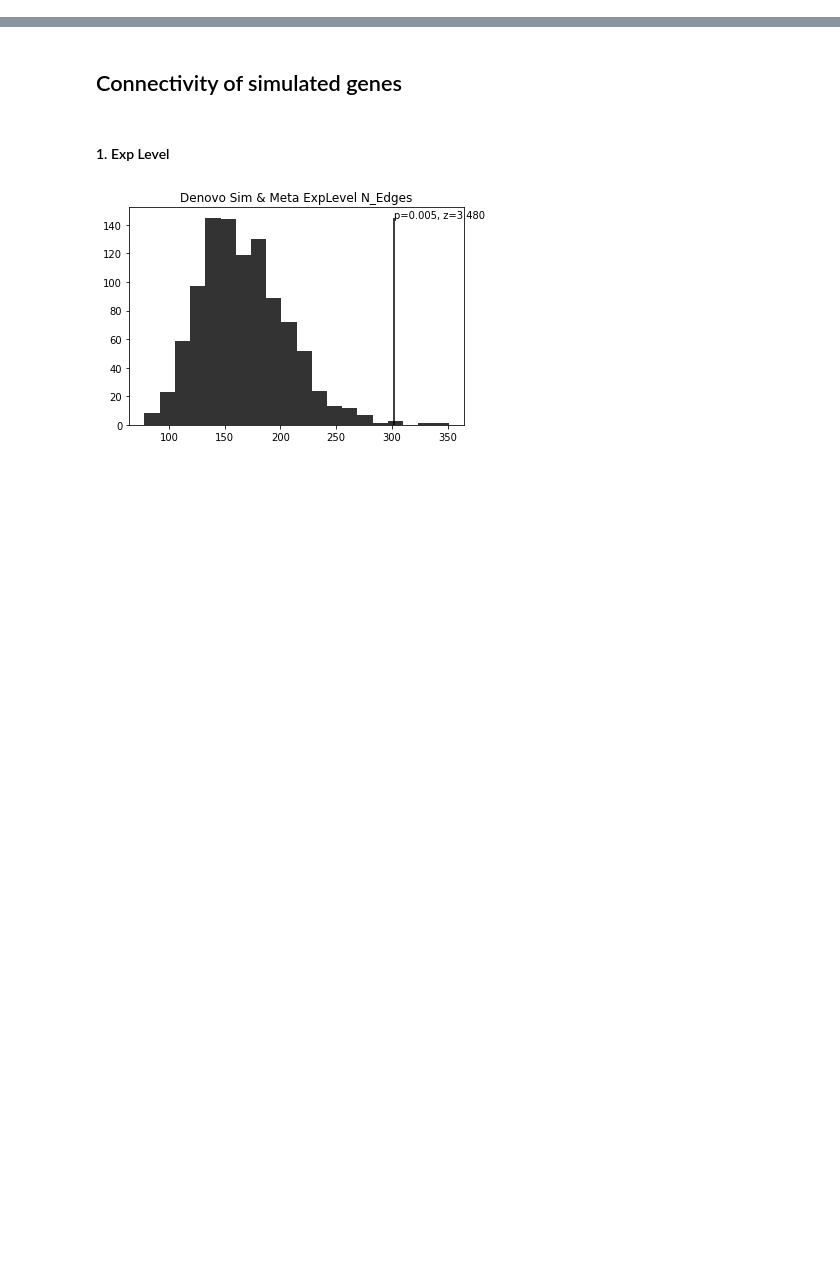
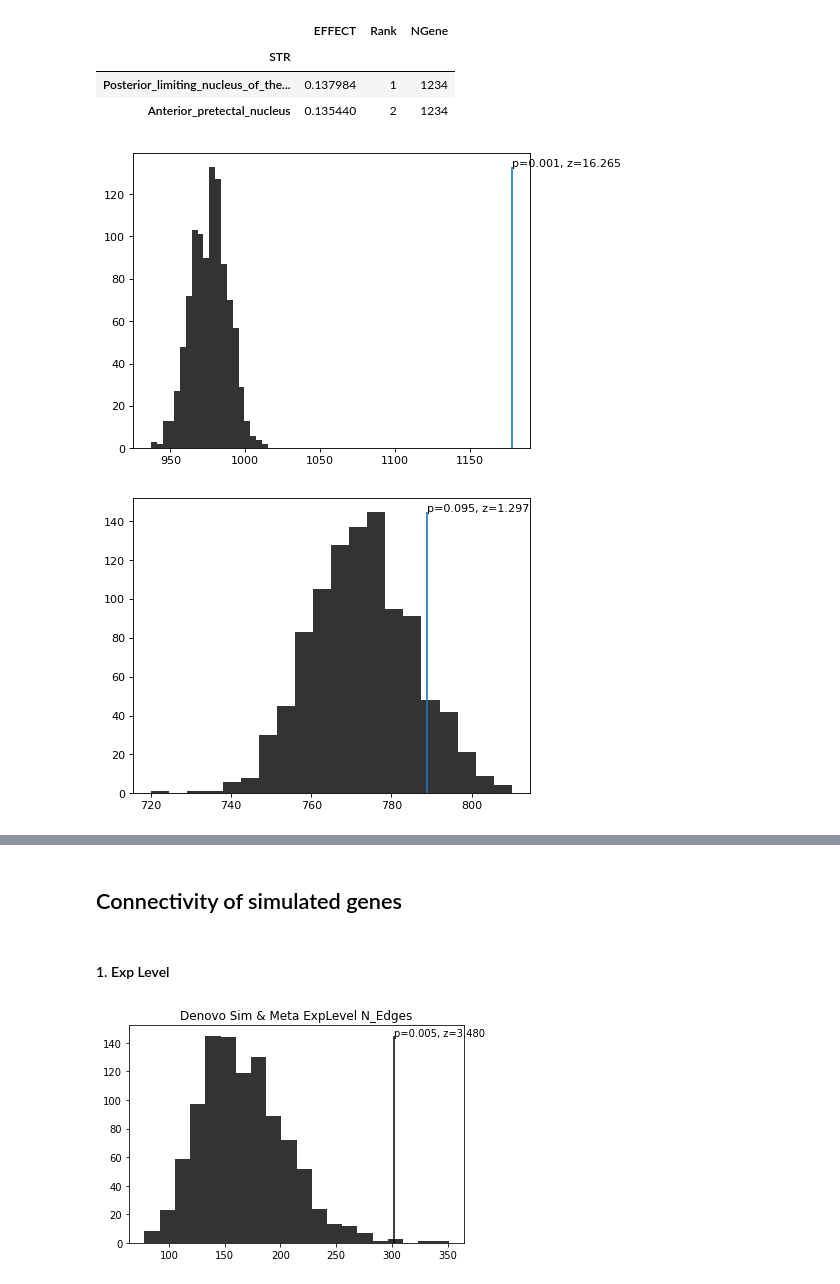
Before and after one commit to explorerwjy/ASD_Circuits, a Jupyter notebook: src/Connectivity_Tests.ipynb, the cells around one changed output, grey strips where cells are left out. Cells and saved outputs as stored; diff of their text form; code cells hidden in the pictures; blank space fills up the shorter version.

```diff
--- a/src/Connectivity_Tests.ipynb
+++ b/src/Connectivity_Tests.ipynb
@@ -4,0 +10,6 @@ from ASD_Circuits import *
+# %%
+adj_mat = pd.read_csv(ConnFil, index_col=0)
+g = LoadConnectome2(adj_mat) # Load Connectiome
+EdgeWeightsDict = EdgeDict(g, keyon="label")
+str2reg = STR2Region()
+str2reg_df = pd.read_csv(MajorBrainDivisions, delimiter="\t")
@@ -4,0 +25,12 @@ from ASD_Circuits import *
+# %%
+#Sib_Bias_avgz = pd.read_csv("dat/bias2/ASD.Siblings.spec.bias.csv", index_col="STR")
+Sib_Bias_avgz = pd.read_csv("dat/Jon_data/sibling-exp_rank.csv")
+Sib_Bias_avgz.columns = ["STR", "EFFECT", "Rank", "NGene"]
+Sib_Bias_avgz = Sib_Bias_avgz.set_index("STR")
+# %%
+Sib_Bias_avgz.head(2)
+# %% [output]
+|  | EFFECT | Rank | NGene |
+| STR |  |  |  |
+| Posterior_limiting_nucleus_of_the... | 0.137984 | 1 | 1234 |
+| Anterior_pretectal_nucleus | 0.135440 | 2 | 1234 |
@@ -4,0 +42,20 @@ from ASD_Circuits import *
+# %%
+ASD_Conn_perm, ASD_Cohe_perm = [], []
+Sib_Conn_perm, Sib_Cohe_perm = [], []
+for i in range(1000):
+    adj_mat_ = pd.read_csv("dat/permut_connectome/{}.csv".format(i), index_col=0)
+    g_ = LoadConnectome2(adj_mat_)
+    x,y = ScoreSTRSet(g_, SparkMetaBias.head(100).index.values, EdgeWeightsDict)
+    ASD_Conn_perm.append(y)
+    ASD_Cohe_perm.append(x)
+    x,y = ScoreSTRSet(g_, Sib_Bias_avgz.head(100).index.values, EdgeWeightsDict)
+    Sib_Conn_perm.append(y)
+    Sib_Cohe_perm.append(x)
+ASD_Cohe, ASD_Conn = ScoreSTRSet(g, SparkMetaBias.head(100).index.values, EdgeWeightsDict)
+Sib_Cohe, Sib_Conn = ScoreSTRSet(g, Sib_Bias_avgz.head(100).index.values, EdgeWeightsDict)
+# %%
+PlotPermutationP(ASD_Conn_perm, ASD_Conn)
+PlotPermutationP(Sib_Conn_perm, Sib_Conn)
+# %% [output]
+[figure, added]
+[figure, added]
```
Also changed, not shown: parts of 71 cells of this notebook, 34 other files.
